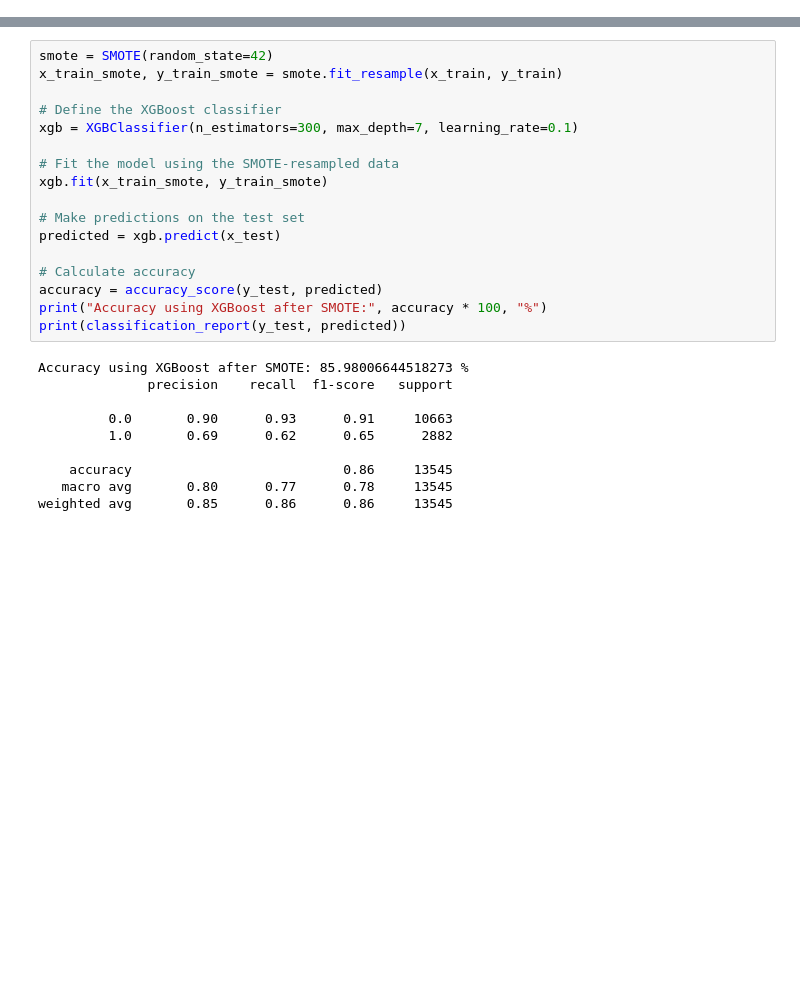
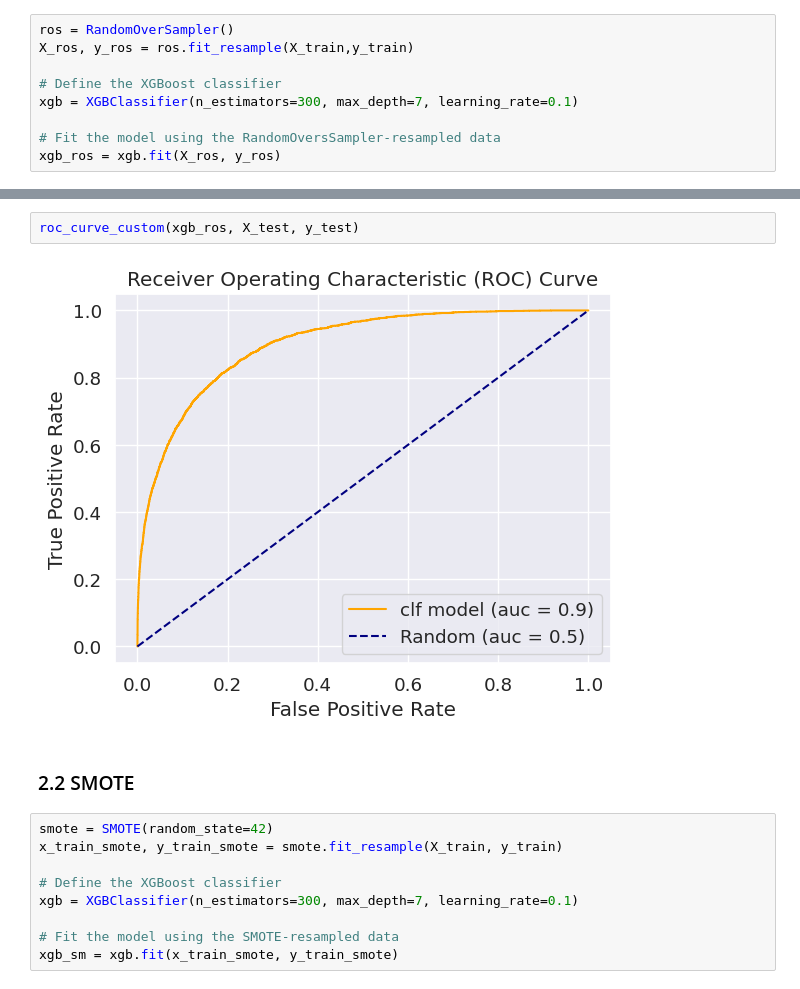
Before and after one commit to claudiawiese/weather_project, a Jupyter notebook: notebooks/MLModels/XGBoost.ipynb, the cells around one changed output, grey strips where cells are left out. Saved outputs shown, nothing was run; the diff lists cells and outputs as text; blank space fills up the shorter version.

```diff
--- a/notebooks/MLModels/XGBoost.ipynb
+++ b/notebooks/MLModels/XGBoost.ipynb
@@ -51,0 +176,9 @@ Accuracy using XGBoost after hyperparameter tuning: 86.37873754152824 %
+# %%
+ros = RandomOverSampler()
+X_ros, y_ros = ros.fit_resample(X_train,y_train)
+
+# Define the XGBoost classifier
+xgb = XGBClassifier(n_estimators=300, max_depth=7, learning_rate=0.1)
+
+# Fit the model using the RandomOversSampler-resampled data
+xgb_ros = xgb.fit(X_ros, y_ros)
@@ -52,27 +204,15 @@ Accuracy using XGBoost after hyperparameter tuning: 86.37873754152824 %
+# %%
+roc_curve_custom(xgb_ros, X_test, y_test)
+# %% [output]
+[figure, added]
+# %% [markdown]
+### 2.2 SMOTE
 # %%
 smote = SMOTE(random_state=42)
-x_train_smote, y_train_smote = smote.fit_resample(x_train, y_train)
+x_train_smote, y_train_smote = smote.fit_resample(X_train, y_train)
 
 # Define the XGBoost classifier
 xgb = XGBClassifier(n_estimators=300, max_depth=7, learning_rate=0.1)
 
 # Fit the model using the SMOTE-resampled data
-xgb.fit(x_train_smote, y_train_smote)
-
-# Make predictions on the test set
-predicted = xgb.predict(x_test)
-
-# Calculate accuracy
-accuracy = accuracy_score(y_test, predicted)
-print("Accuracy using XGBoost after SMOTE:", accuracy * 100, "%")
-print(classification_report(y_test, predicted))
+xgb_sm = xgb.fit(x_train_smote, y_train_smote)
-# %% [output]
-Accuracy using XGBoost after SMOTE: 85.98006644518273 %
-              precision    recall  f1-score   support
-
-         0.0       0.90      0.93      0.91     10663
-         1.0       0.69      0.62      0.65      2882
-
-    accuracy                           0.86     13545
-   macro avg       0.80      0.77      0.78     13545
-weighted avg       0.85      0.86      0.86     13545
```
Also changed, not shown: parts of 51 cells of this notebook.
